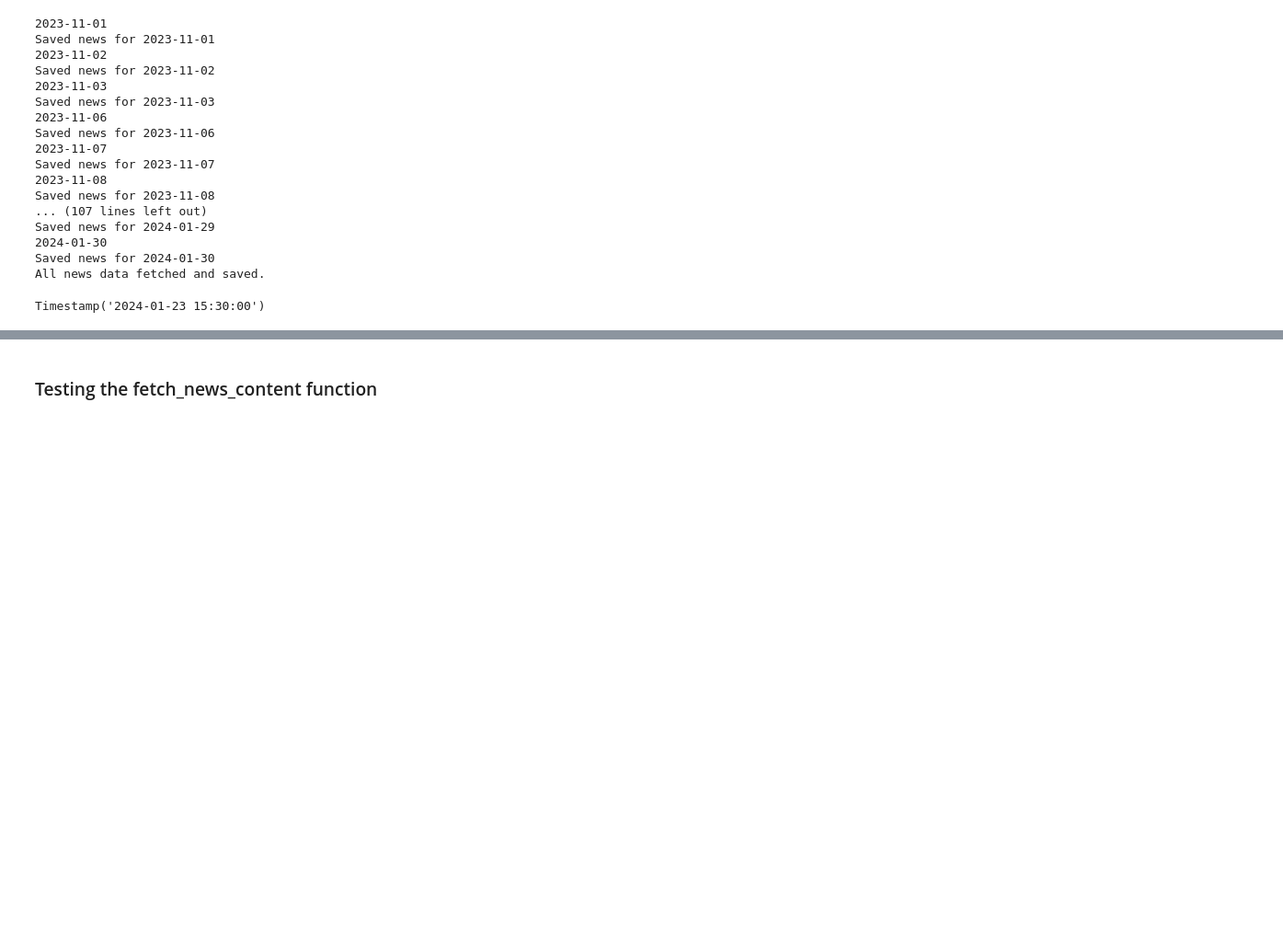
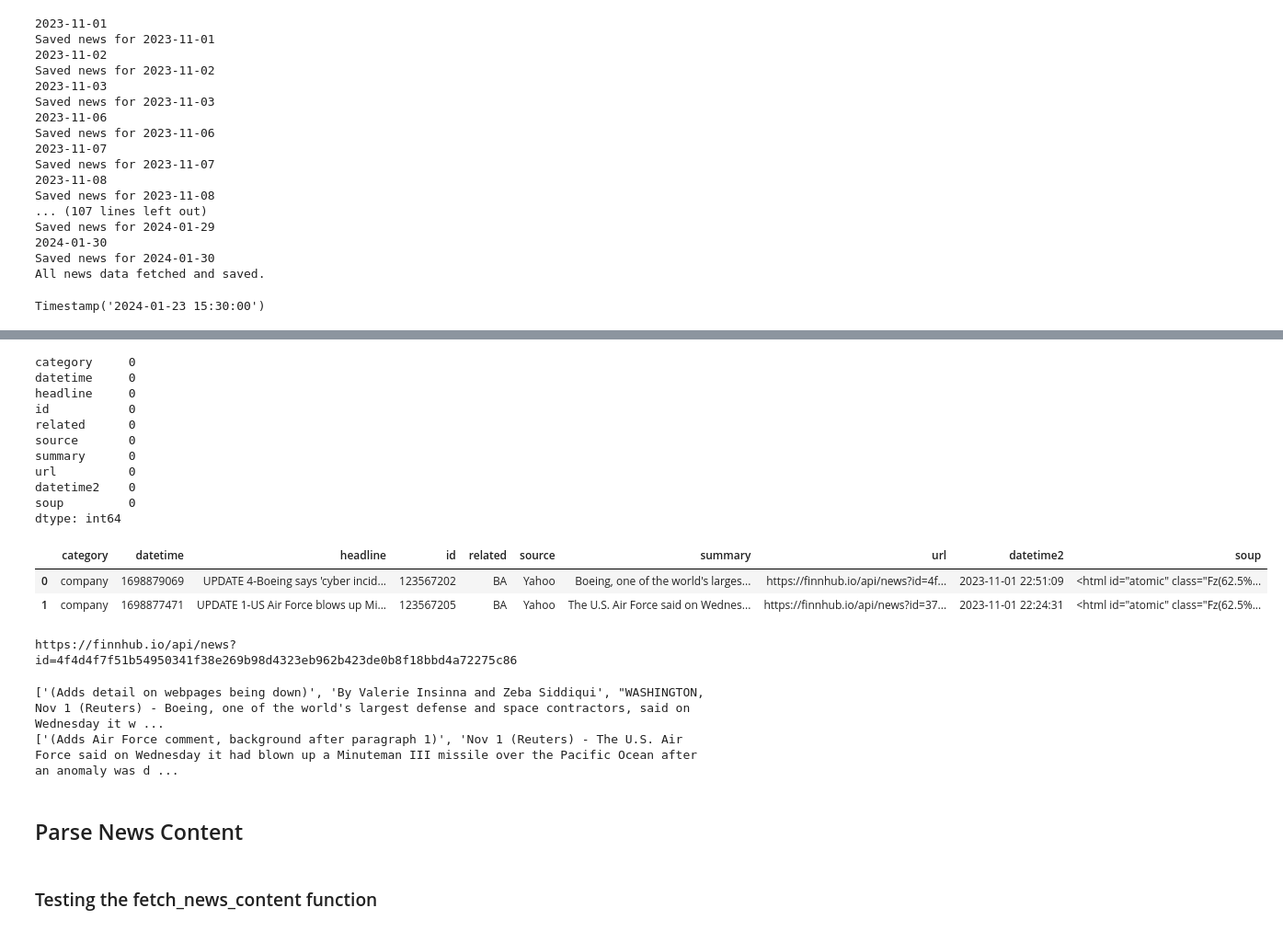
Before and after one commit to yiqwan/stock-forecast-with-sentiment, a Jupyter notebook: notebooks/sentiment.ipynb, the cells around one changed output, grey strips where cells are left out. Shown: that part at 92% size. Cells and saved outputs as stored; diff of their text form; code cells hidden in the pictures; blank space fills up the shorter version.

```diff
--- a/notebooks/sentiment.ipynb
+++ b/notebooks/sentiment.ipynb
@@ -389,0 +520,26 @@ news_df3 = pd.read_csv(dedup_path, index_col=False)
+# %%
+def drop_na(df):
+    # Drop all the news_content with na
+    print(df.isna().sum())
+    df1 = df.dropna()
+    df1.reset_index(inplace=True, drop=True)
+    return df1
+
+# df6['url'].duplicated().sum()
+df5 = drop_na(df4)
+df5
+# %% [output]
+category     0
+datetime     0
+headline     0
+id           0
+related      0
+source       0
+summary      0
+url          0
+datetime2    0
+soup         0
+dtype: int64
+|  | category | datetime | headline | id | related | source | summary | url | datetime2 | soup |
+| 0 | company | 1698879069 | UPDATE 4-Boeing says 'cyber incid... | 123567202 | BA | Yahoo | Boeing, one of the world's larges... | https://finnhub.io/api/news?id=4f... | 2023-11-01 22:51:09 | <html id="atomic" class="Fz(62.5%... |
+| 1 | company | 1698877471 | UPDATE 1-US Air Force blows up Mi... | 123567205 | BA | Yahoo | The U.S. Air Force said on Wednes... | https://finnhub.io/api/news?id=37... | 2023-11-01 22:24:31 | <html id="atomic" class="Fz(62.5%... |
@@ -389,0 +578,9 @@ news_df3 = pd.read_csv(dedup_path, index_col=False)
+# %%
+print(df5.loc[0, 'url'])
+# %% [output]
+https://finnhub.io/api/news?id=4f4d4f7f51b54950341f38e269b98d4323eb962b423de0b8f18bbd4a72275c86
+# %%
+df5['news_content'] = df5['soup'].apply(parse_soup)
+# %% [output]
+['(Adds detail on webpages being down)', 'By Valerie Insinna and Zeba Siddiqui', "WASHINGTON, Nov 1 (Reuters) - Boeing, one of the world's largest defense and space contractors, said on Wednesday it w ...
+['(Adds Air Force comment, background after paragraph 1)', 'Nov 1 (Reuters) - The U.S. Air Force said on Wednesday it had blown up a Minuteman III missile over the Pacific Ocean after an anomaly was d ...
@@ -390,3 +643,5 @@ news_df3 = pd.read_csv(dedup_path, index_col=False)
+# %% [markdown]
+## Parse News Content
 # %% [markdown]
 ### Testing the fetch_news_content function
 # %%
```
Also changed, not shown: parts of 50 cells of this notebook.
